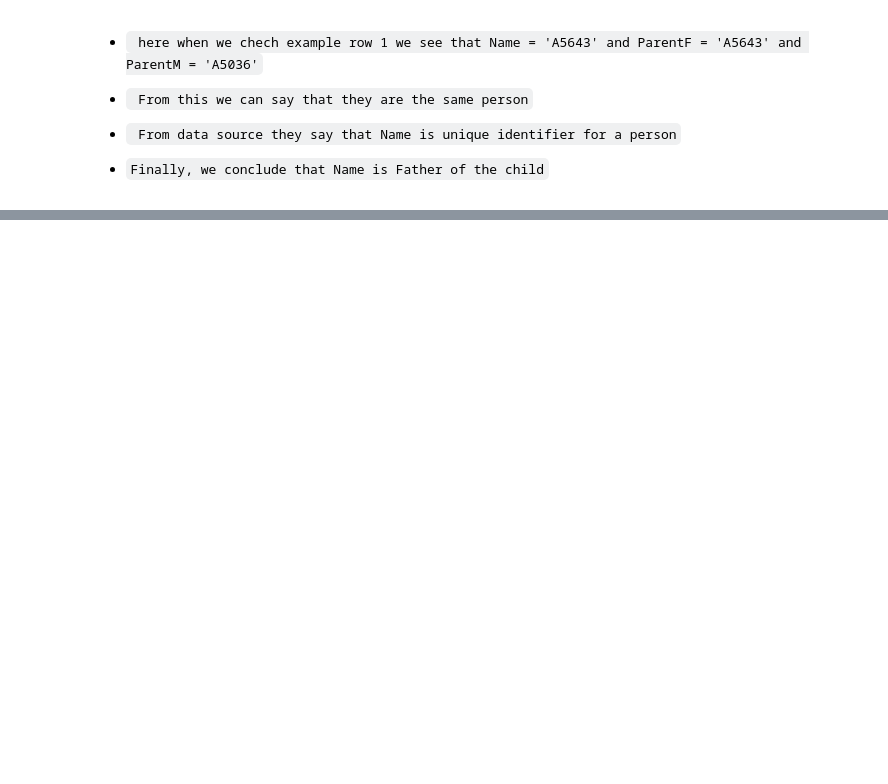
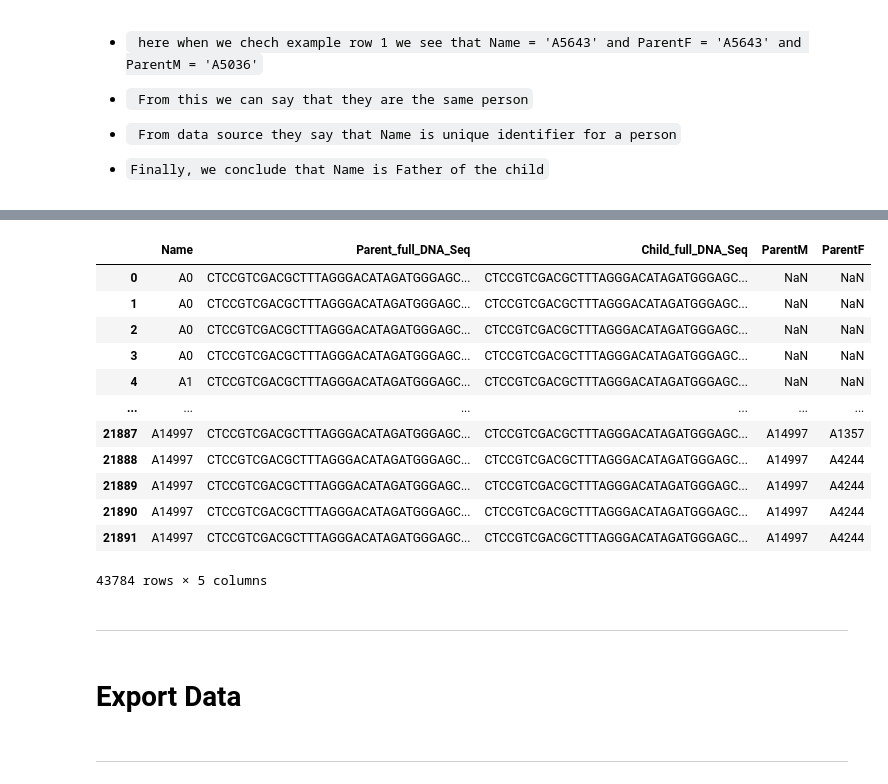
Before and after one commit to 0xnrous/e2e_Gradutation_DNA_ds, a Jupyter notebook: notebooks/01_preparation.ipynb, the cells around one changed output, grey strips where cells are left out. Drawn from its saved outputs; the diff is of its cells as text; code cells hidden in the pictures; blank space fills up the shorter version.

```diff
--- a/notebooks/01_preparation.ipynb
+++ b/notebooks/01_preparation.ipynb
@@ -119,0 +136,3 @@ parent_child_merge_mother.sample(10)
+# %%
+cleaned_data_first_part = parent_child_merge_father.drop(columns=['ParentM', 'ParentF'])
+cleaned_data_first_part
@@ -119,0 +153,2 @@ parent_child_merge_mother.sample(10)
+# %%
+first_merged_df= pd.concat([cleaned_data_first_part, parent_child_merge_mother])
@@ -119,0 +166,22 @@ parent_child_merge_mother.sample(10)
+# %%
+first_merged_df
+# %% [output]
+|  | Name | Parent_full_DNA_Seq | Child_full_DNA_Seq | ParentM | ParentF |
+| 0 | A0 | CTCCGTCGACGCTTTAGGGACATAGATGGGAGC... | CTCCGTCGACGCTTTAGGGACATAGATGGGAGC... | NaN | NaN |
+| 1 | A0 | CTCCGTCGACGCTTTAGGGACATAGATGGGAGC... | CTCCGTCGACGCTTTAGGGACATAGATGGGAGC... | NaN | NaN |
+| 2 | A0 | CTCCGTCGACGCTTTAGGGACATAGATGGGAGC... | CTCCGTCGACGCTTTAGGGACATAGATGGGAGC... | NaN | NaN |
+| 3 | A0 | CTCCGTCGACGCTTTAGGGACATAGATGGGAGC... | CTCCGTCGACGCTTTAGGGACATAGATGGGAGC... | NaN | NaN |
+| 4 | A1 | CTCCGTCGACGCTTTAGGGACATAGATGGGAGC... | CTCCGTCGACGCTTTAGGGACATAGATGGGAGC... | NaN | NaN |
+| ... | ... | ... | ... | ... | ... |
+| 21887 | A14997 | CTCCGTCGACGCTTTAGGGACATAGATGGGAGC... | CTCCGTCGACGCTTTAGGGACATAGATGGGAGC... | A14997 | A1357 |
+| 21888 | A14997 | CTCCGTCGACGCTTTAGGGACATAGATGGGAGC... | CTCCGTCGACGCTTTAGGGACATAGATGGGAGC... | A14997 | A4244 |
+| 21889 | A14997 | CTCCGTCGACGCTTTAGGGACATAGATGGGAGC... | CTCCGTCGACGCTTTAGGGACATAGATGGGAGC... | A14997 | A4244 |
+| 21890 | A14997 | CTCCGTCGACGCTTTAGGGACATAGATGGGAGC... | CTCCGTCGACGCTTTAGGGACATAGATGGGAGC... | A14997 | A4244 |
+| 21891 | A14997 | CTCCGTCGACGCTTTAGGGACATAGATGGGAGC... | CTCCGTCGACGCTTTAGGGACATAGATGGGAGC... | A14997 | A4244 |
+43784 rows × 5 columns
+# %% [markdown]
+-----
+# %% [markdown]
+# Export Data
+# %% [markdown]
+-----
```
Also changed, not shown: parts of 19 cells of this notebook.
